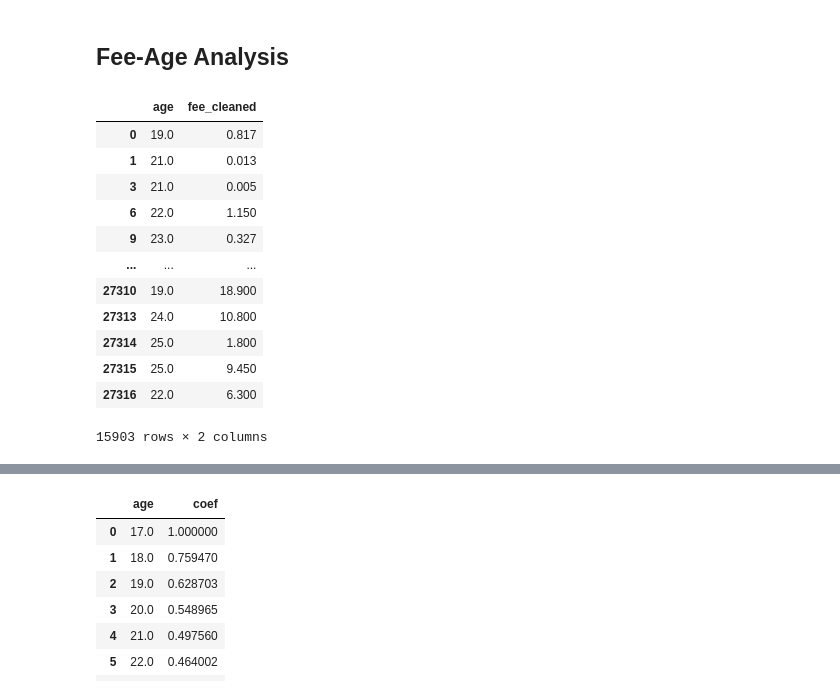
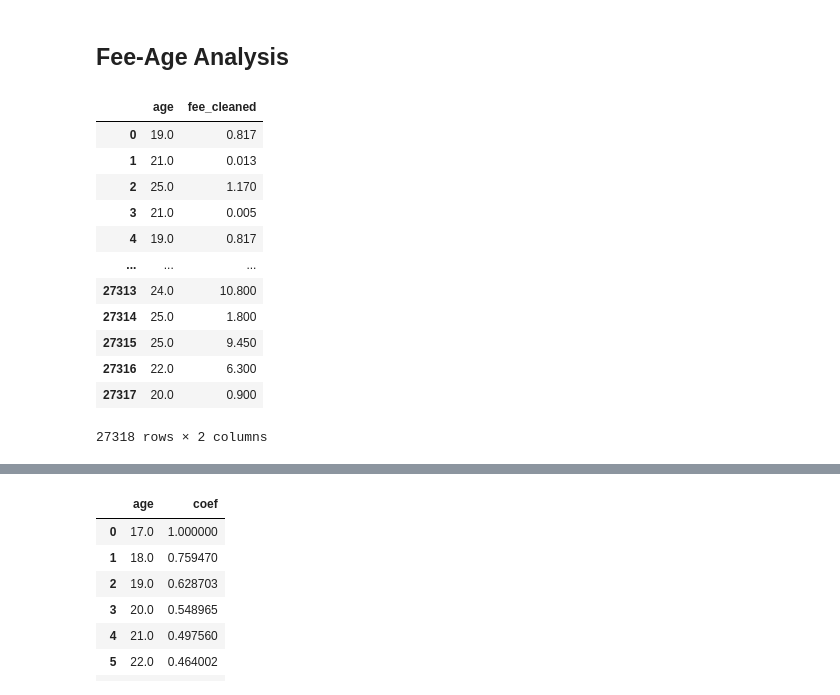
Before and after one commit to willit031794/net-analytics-ftp, a Jupyter notebook: scripts/analysis.ipynb, the cells around one changed output, grey strips where cells are left out. Cells and saved outputs as stored; diff of their text form; code cells hidden in the pictures.

```diff
--- a/scripts/analysis.ipynb
+++ b/scripts/analysis.ipynb
@@ -40,19 +57,19 @@ Workflow:
 # %% [markdown]
 ## Fee-Age Analysis
 # %%
-fee_age = perf_eval_df[perf_eval_df['transfer_movement'] == 'in'][['age', 'fee_cleaned']]
+fee_age = perf_eval_df[['age', 'fee_cleaned']]
 fee_age
 # %% [output]
 |  | age | fee_cleaned |
 | 0 | 19.0 | 0.817 |
 | 1 | 21.0 | 0.013 |
+| 2 | 25.0 | 1.170 |
 | 3 | 21.0 | 0.005 |
-| 6 | 22.0 | 1.150 |
-| 9 | 23.0 | 0.327 |
+| 4 | 19.0 | 0.817 |
 | ... | ... | ... |
-| 27310 | 19.0 | 18.900 |
 | 27313 | 24.0 | 10.800 |
 | 27314 | 25.0 | 1.800 |
 | 27315 | 25.0 | 9.450 |
 | 27316 | 22.0 | 6.300 |
+| 27317 | 20.0 | 0.900 |
-15903 rows × 2 columns
+27318 rows × 2 columns
```
Also changed, not shown: parts of 28 cells of this notebook, 16 other files.
